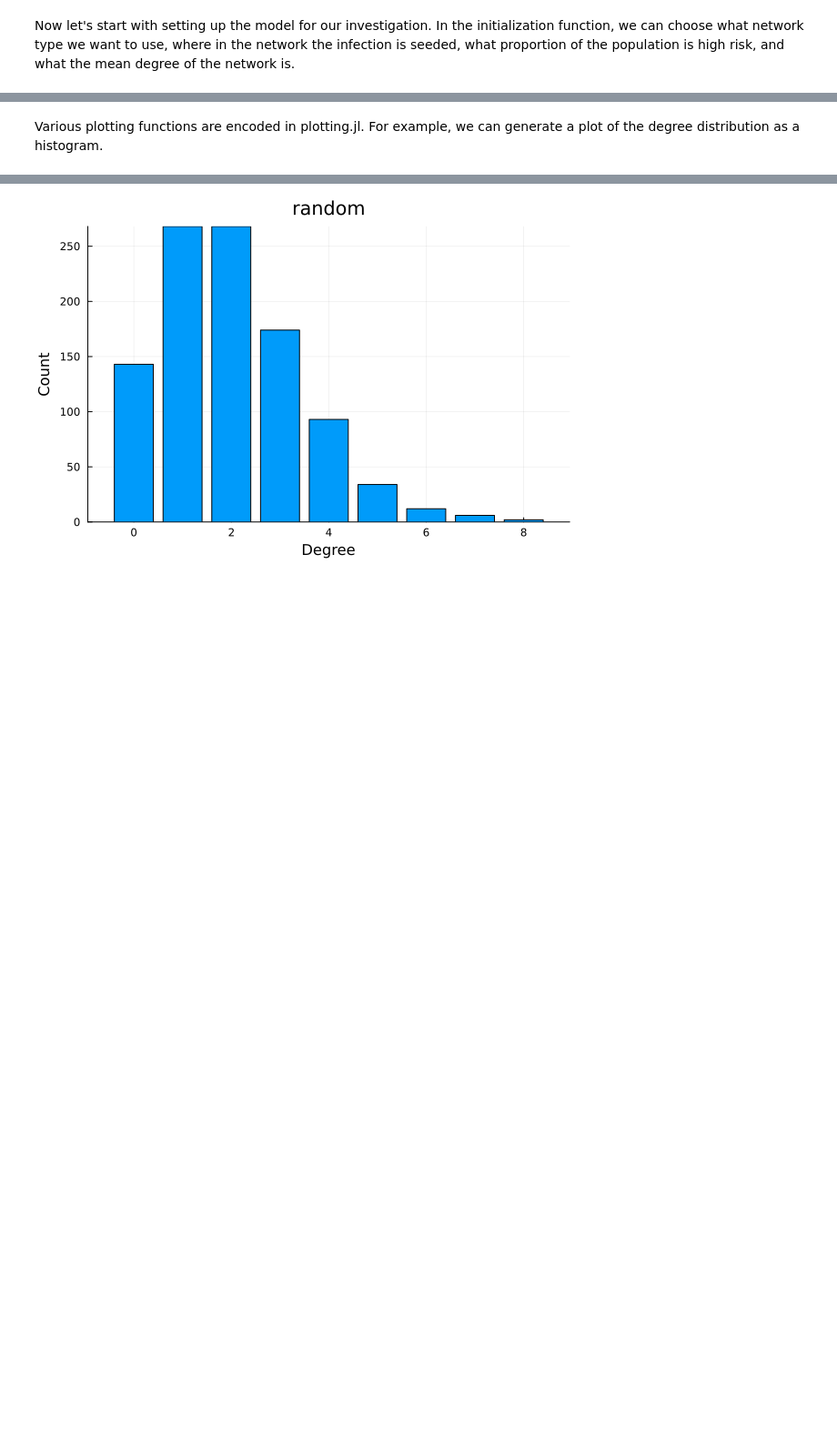
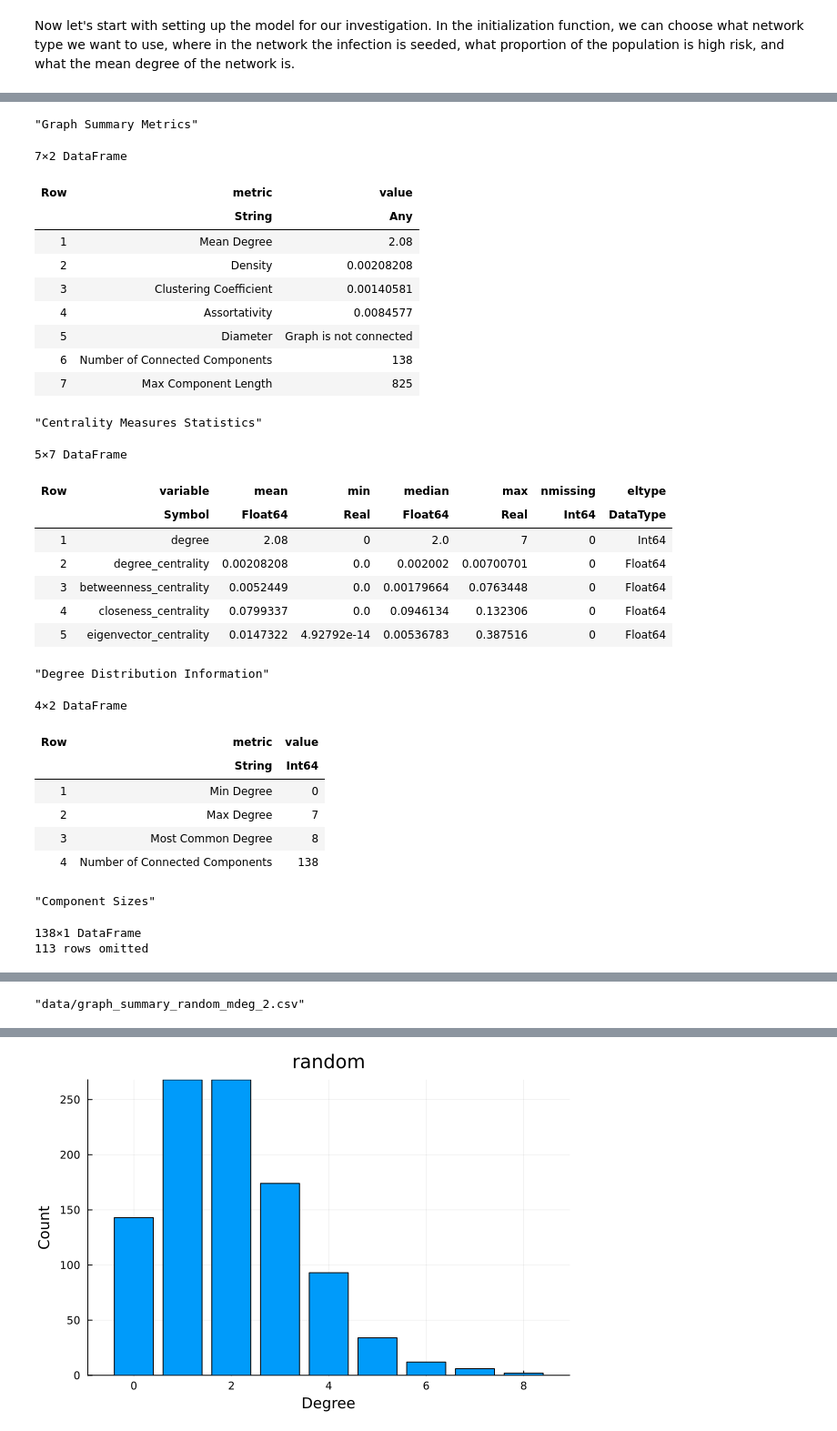
Before and after one commit to lstell21/espidam-tutorial-2025, a Jupyter notebook: Tutorial.ipynb, the cells around one changed output, grey strips where cells are left out. Shown at 91% size. Drawn from its saved outputs; the diff is of its cells as text; code cells hidden in the pictures; blank space fills up the shorter version.

```diff
--- a/Tutorial.ipynb
+++ b/Tutorial.ipynb
@@ -97,7 +106,59 @@ The constructed network can be analyzed, the code for this analysis is included
 # %%
 include("src/analyze_graph.jl")
 
-# Analyze the graph, output the results to a CSV file
-graph_measures = analyze_graph(model.graph)
-CSV.write("data/graph_keyfig_$(model.network_type)_mdeg_$(model.mean_degree)_nn_$(model.n_nodes)_disp_$(model.dispersion)_pat0_$(model.patient_zero)_hirisk_$(model.high_risk)_hr_frac_$(model.fraction_high_risk)_trans_$(model.trans_prob).csv", graph_measures)
-vscodedisplay(graph_measures)
+# Analyze the graph using our improved function
+graph_analysis = analyze_graph(model.graph)
+
+# Display the analysis results in a notebook-friendly way
+analysis_display = print_graph_analysis(graph_analysis)
+
+# Display each component of the analysis
+display("Graph Summary Metrics")
+display(analysis_display.summary)
+
+display("Centrality Measures Statistics")
+display(analysis_display.centrality)
+
+display("Degree Distribution Information")
+display(analysis_display.degree_info)
+
+display("Component Sizes")
+display(analysis_display.component_sizes)
+
+# Save the centrality measures to a CSV file for further analysis
+CSV.write("data/centrality_$(model.network_type)_mdeg_$(model.mean_degree).csv", graph_analysis["centrality"])
+
+# Save summary metrics to a CSV file
+CSV.write("data/graph_summary_$(model.network_type)_mdeg_$(model.mean_degree).csv", graph_analysis["summary"])
+# %% [output]
+"Graph Summary Metrics"
+7×2 DataFrame
+| Row | metric | value |
+|  | String | Any |
+| 1 | Mean Degree | 2.08 |
+| 2 | Density | 0.00208208 |
+| 3 | Clustering Coefficient | 0.00140581 |
+| 4 | Assortativity | 0.0084577 |
+| 5 | Diameter | Graph is not connected |
+| 6 | Number of Connected Components | 138 |
+| 7 | Max Component Length | 825 |
+"Centrality Measures Statistics"
+5×7 DataFrame
+| Row | variable | mean | min | median | max | nmissing | eltype |
+|  | Symbol | Float64 | Real | Float64 | Real | Int64 | DataType |
+| 1 | degree | 2.08 | 0 | 2.0 | 7 | 0 | Int64 |
+| 2 | degree_centrality | 0.00208208 | 0.0 | 0.002002 | 0.00700701 | 0 | Float64 |
+| 3 | betweenness_centrality | 0.0052449 | 0.0 | 0.00179664 | 0.0763448 | 0 | Float64 |
+| 4 | closeness_centrality | 0.0799337 | 0.0 | 0.0946134 | 0.132306 | 0 | Float64 |
+| 5 | eigenvector_centrality | 0.0147322 | 4.92792e-14 | 0.00536783 | 0.387516 | 0 | Float64 |
+"Degree Distribution Information"
+4×2 DataFrame
+| Row | metric | value |
+|  | String | Int64 |
+| 1 | Min Degree | 0 |
+| 2 | Max Degree | 7 |
+| 3 | Most Common Degree | 8 |
+| 4 | Number of Connected Components | 138 |
+"Component Sizes"
+138×1 DataFrame
+113 rows omitted
@@ -104,2 +183 @@ vscodedisplay(graph_measures)
+"data/graph_summary_random_mdeg_2.csv"
-# %% [markdown]
-Various plotting functions are encoded in plotting.jl. For example, we can generate a plot of the degree distribution as a histogram.
```
Also changed, not shown: parts of 7 cells of this notebook, 1 other file.
